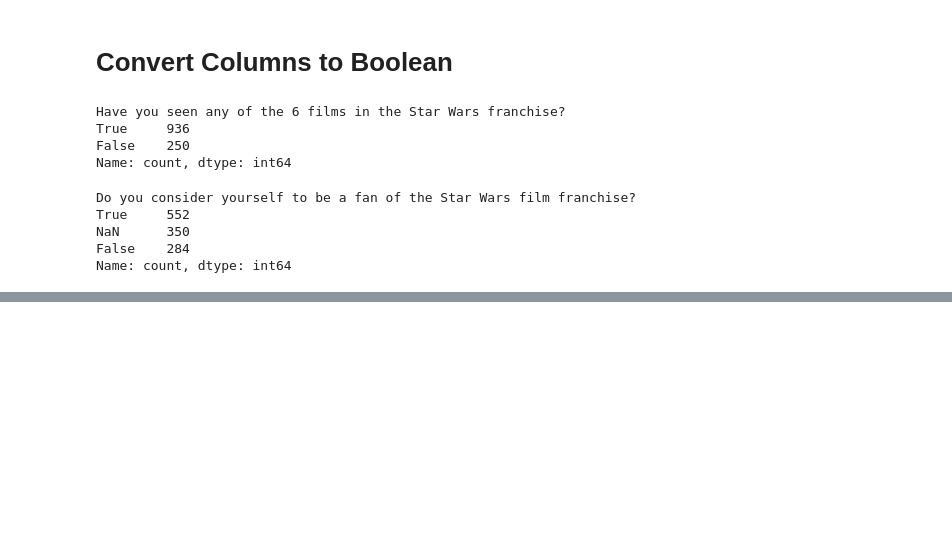
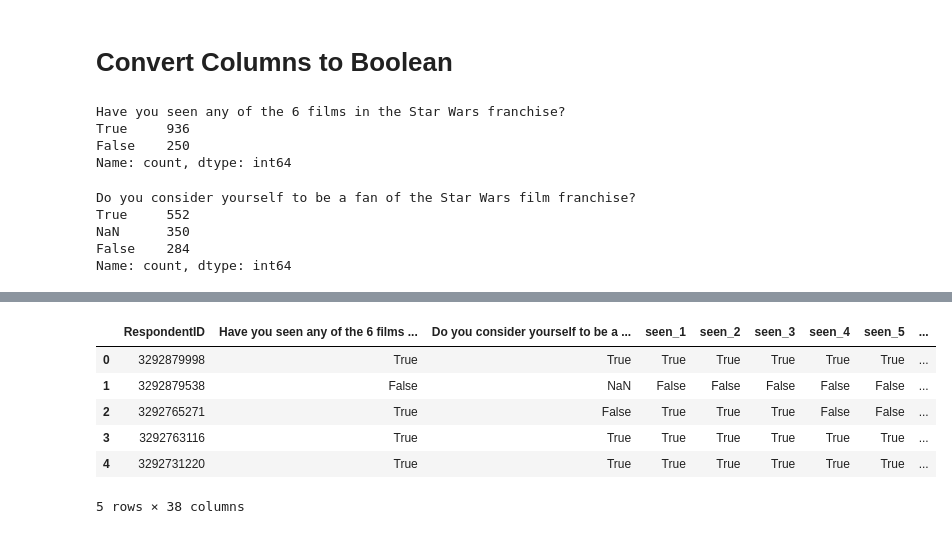
Before and after one commit to jastro-dev/dq-star-wars-survey, a Jupyter notebook: main_notebook.ipynb, the cells around one changed output, grey strips where cells are left out. Drawn from its saved outputs; the diff is of its cells as text; code cells hidden in the pictures; blank space fills up the shorter version.

Commit message:
add clean checkbox columns

```diff
--- a/main_notebook.ipynb
+++ b/main_notebook.ipynb
@@ -86,0 +91,6 @@ Name: count, dtype: int64
+# %%
+# Check entry values in each column
+watched_cols = star_wars.columns[3:9]
+
+for col in watched_cols:
+    print(star_wars[col].value_counts(dropna=False))
@@ -86,0 +115,13 @@ Name: count, dtype: int64
+# %%
+# Convert watched columns to boolean
+movie_names = [
+    'Star Wars: Episode I  The Phantom Menace',
+    'Star Wars: Episode II  Attack of the Clones',
+    'Star Wars: Episode III  Revenge of the Sith',
+    'Star Wars: Episode IV  A New Hope',
+    'Star Wars: Episode V The Empire Strikes Back',
+    'Star Wars: Episode VI Return of the Jedi',
+]
+
+for i in range(len(watched_cols)):
+    star_wars[watched_cols[i]] = star_wars[watched_cols[i]].map({movie_names[i]: True, np.nan: False})
@@ -86,0 +149,15 @@ Name: count, dtype: int64
+# %%
+# Rename column names to a more readable format
+
+for i in range(len(watched_cols)):
+    star_wars.rename(columns={watched_cols[i]: f'seen_{i+1}'}, inplace=True)
+# %%
+star_wars.head()
+# %% [output]
+|  | RespondentID | Have you seen any of the 6 films ... | Do you consider yourself to be a ... | seen_1 | seen_2 | seen_3 | seen_4 | seen_5 | ... |
+| 0 | 3292879998 | True | True | True | True | True | True | True | ... |
+| 1 | 3292879538 | False | NaN | False | False | False | False | False | ... |
+| 2 | 3292765271 | True | False | True | True | True | False | False | ... |
+| 3 | 3292763116 | True | True | True | True | True | True | True | ... |
+| 4 | 3292731220 | True | True | True | True | True | True | True | ... |
+5 rows × 38 columns
```
Also changed, not shown: parts of 4 cells of this notebook.
